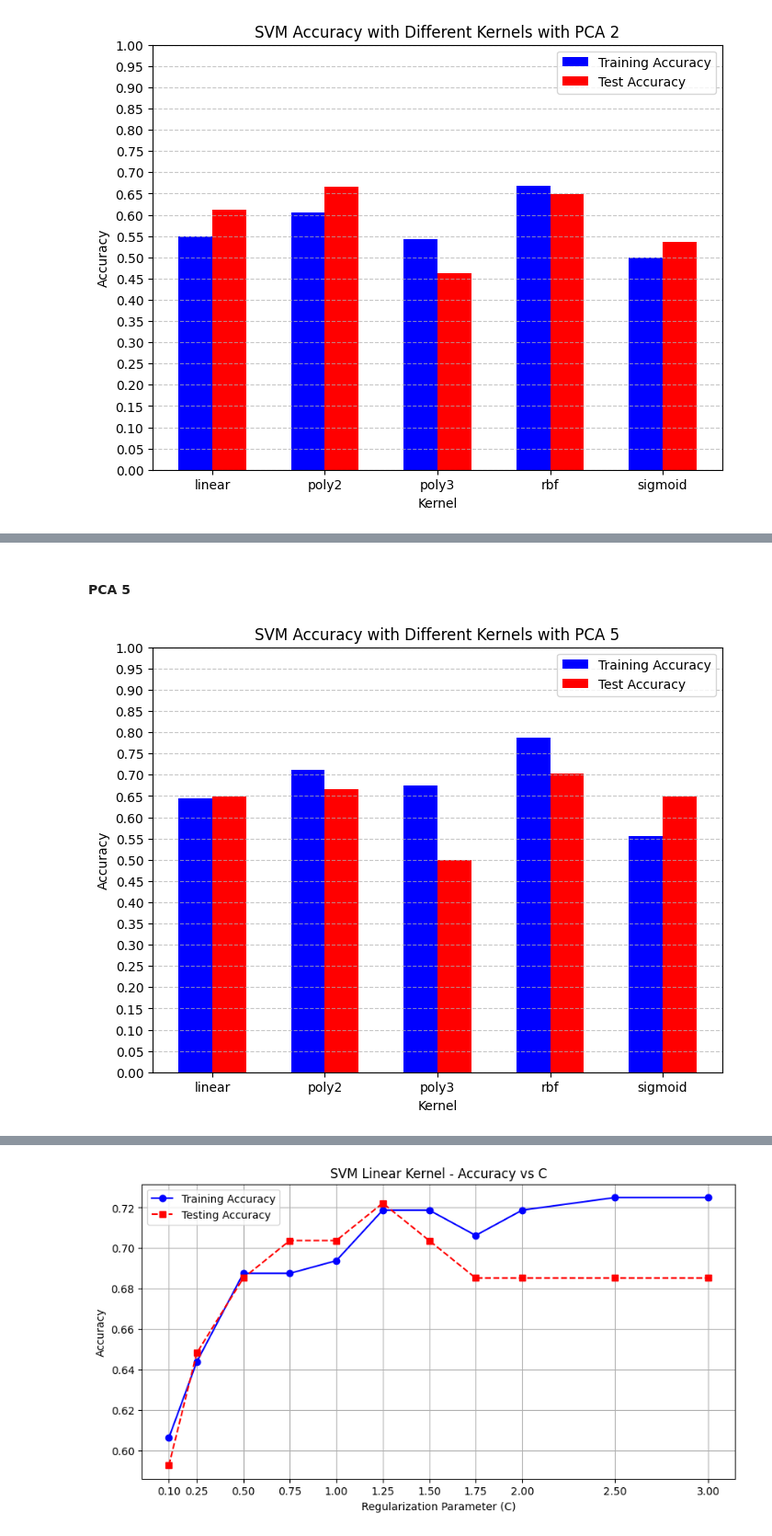
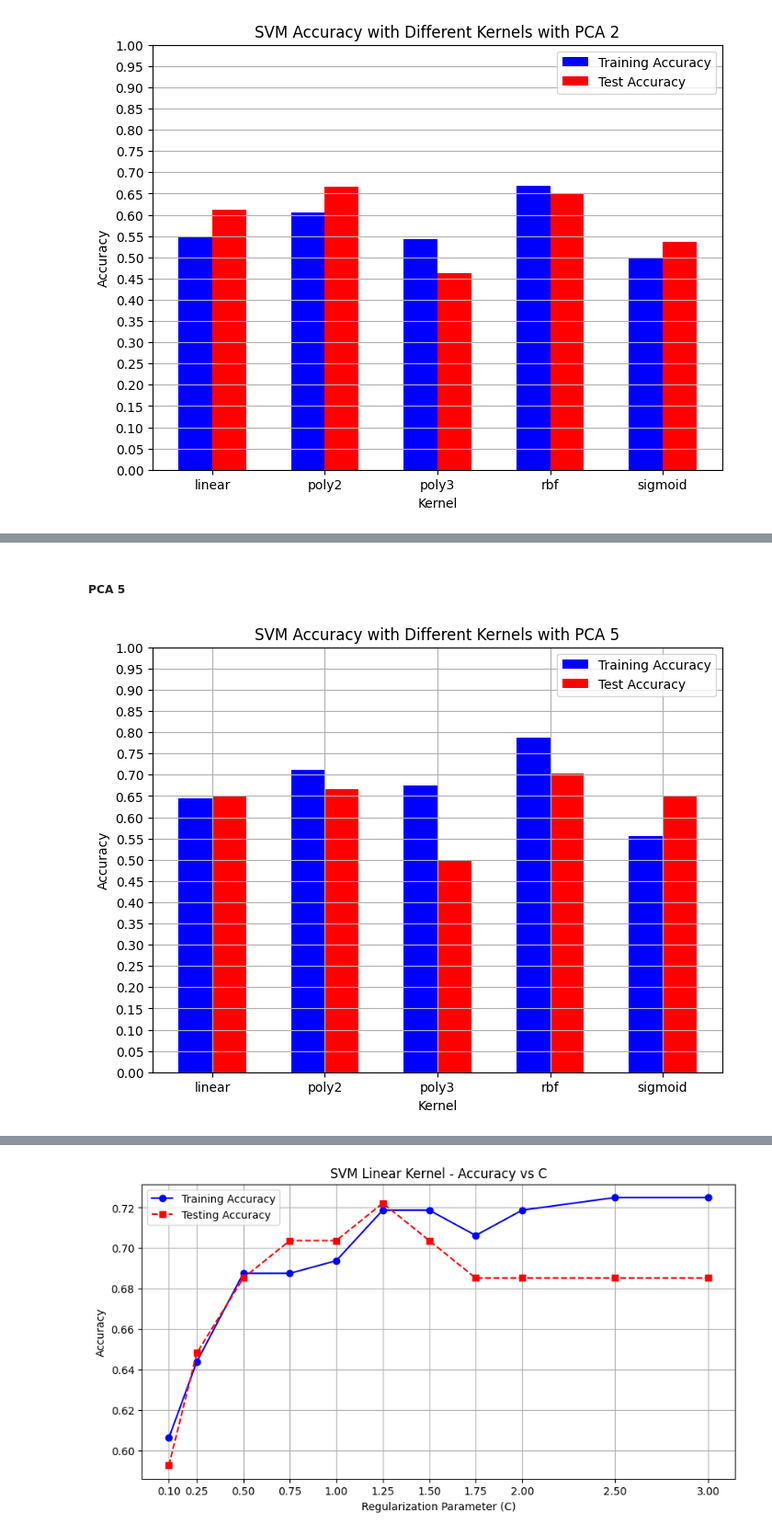
Before and after one commit to MxFrgsn/COMP2002_CW2, a Jupyter notebook: COMP2002.ipynb, the cells around one changed output, grey strips where cells are left out. Shown at 92% size. Cells and saved outputs as stored; diff of their text form; code cells hidden in the pictures.

```diff
--- a/COMP2002.ipynb
+++ b/COMP2002.ipynb
@@ -337,5 +355,5 @@ plt.show()
 # %% [markdown]
-#### PCA 5
+##### PCA 5
 # %%
 compressed = PCA(n_components=5).fit_transform(scaled_inputs)
 x_train,x_test,t_train,t_test = train_test_split(compressed,targets, random_state= 42)
@@ -343,33 +361,33 @@ kernel_range = ["linear", "poly2", "poly3","rbf", "sigmoid"]
 training_scores = []
 test_scores = []
 for k in kernel_range:
     if k == 'poly2':
         svm_classifier = SVC(kernel="poly", degree= 2, gamma='auto').fit(x_train,t_train)
     elif k == 'poly3':
         svm_classifier = SVC(kernel="poly", degree= 3, gamma='auto').fit(x_train,t_train)
     else:
         svm_classifier = SVC(kernel=k, gamma='auto').fit(x_train,t_train)
     y_train = svm_classifier.predict(x_train)
     y_test = svm_classifier.predict(x_test)
     training_scores.append(accuracy_score(t_train,y_train))
     test_scores.append(accuracy_score(t_test,y_test))
 
 plt.figure(figsize=(8, 6))
 plt.title("SVM Accuracy with Different Kernels with PCA 5")
 x = np.arange(len(kernel_range))
 width = 0.3
 plt.bar(x - width/2, training_scores, width, label='Training Accuracy', color='blue')
 plt.bar(x + width/2, test_scores, width, label='Test Accuracy', color='red')
 
 plt.xlabel("Kernel")
 plt.ylabel("Accuracy")
 plt.xticks(x, kernel_range)
 plt.yticks(np.linspace(0, 1, 21))
 
 plt.legend()
-plt.grid(True, axis='y', linestyle='--', alpha=0.7)
+plt.grid(True)
 plt.savefig("svm_kernel_pca_5.pdf", bbox_inches="tight")
 plt.show()
 # %% [output]
-[figure, old version]
+[figure, new version]
 # %% [markdown]
```
Also changed, not shown: parts of 42 cells of this notebook, 9 other files.
